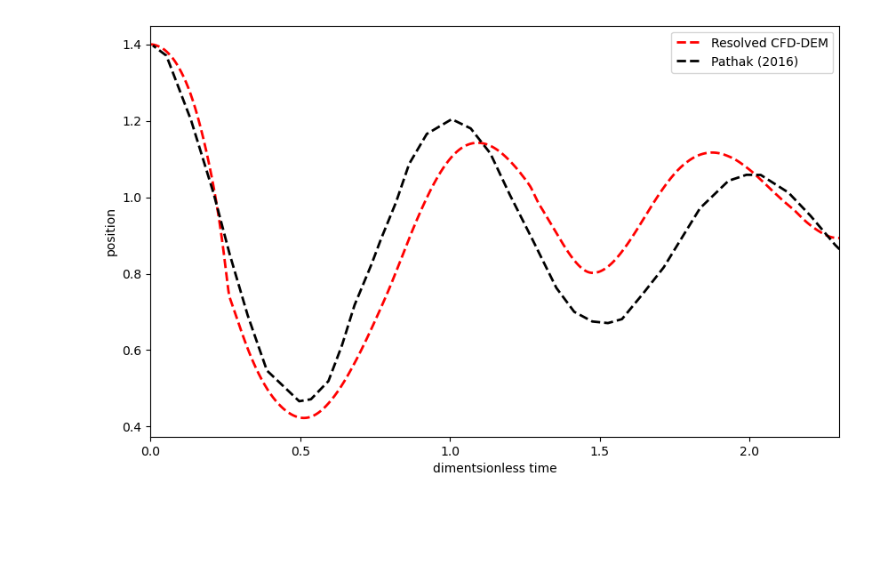
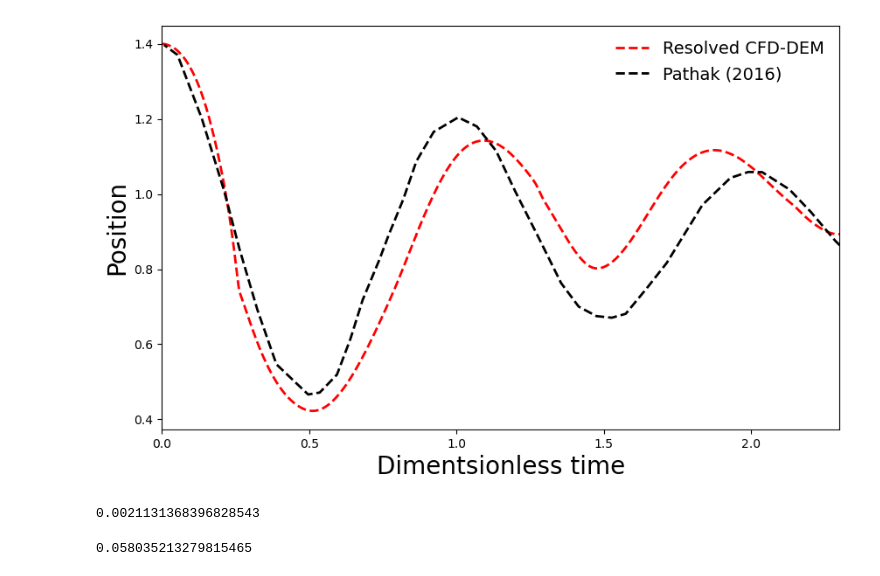
Before and after one commit to asarmakeeva/multiphaseIB, a Jupyter notebook: reproPack/postprocessing/bouncing_sphere.ipynb, the cells around one changed output. Drawn from its saved outputs; the diff is of its cells as text; code cells hidden in the pictures; blank space fills up the shorter version.

Commit message:
added new plots

```diff
--- a/reproPack/postprocessing/bouncing_sphere.ipynb
+++ b/reproPack/postprocessing/bouncing_sphere.ipynb
@@ -13,15 +13,23 @@ data['y1'] = ((data[' y'])/2)+0.9
 # %%
 linienstaerke = 2
 MarkerGroesse = 8
 plt.figure(figsize=(10, 6))
 plt.plot(par1[:, 0]*0.8, par1[:, 3], '--',
          linewidth=linienstaerke,color ='red', markersize=MarkerGroesse)
 plt.xlim([0, 2.3])
 plt.plot(data['x1'],data['y1'],'--',linewidth=linienstaerke,color = 'black', markersize=MarkerGroesse)
-plt.xlabel('dimentsionless time')
-plt.ylabel('position')
+plt.xlabel('Dimentsionless time',fontsize = 20)
+plt.ylabel('Position',fontsize = 20)
 #plt.title('Comparison of the z-position of a particle', fontsize=15)
-plt.legend(['Resolved CFD-DEM', 'Pathak (2016)'])
+plt.legend(['Resolved CFD-DEM', 'Pathak (2016)'], frameon=False,fontsize = 14)
 plt.savefig('bouncing_sphere_plot.png');
 # %% [output]
-[figure, old version]
+[figure, new version]
+# %%
+(np.max(par1[:, 3]) - np.max(data['y1']))/((np.max(data['y1'])+np.max(par1[:, 3]))/2)
+# %% [output]
+0.0021131368396828543
+# %%
+np.abs(np.mean(data['y1']) - np.mean(par1[:, 3]))/((np.mean(data['y1'])+np.mean(par1[:, 3]))/2)
+# %% [output]
+0.058035213279815465
```
Also changed, not shown: 7 other files.
